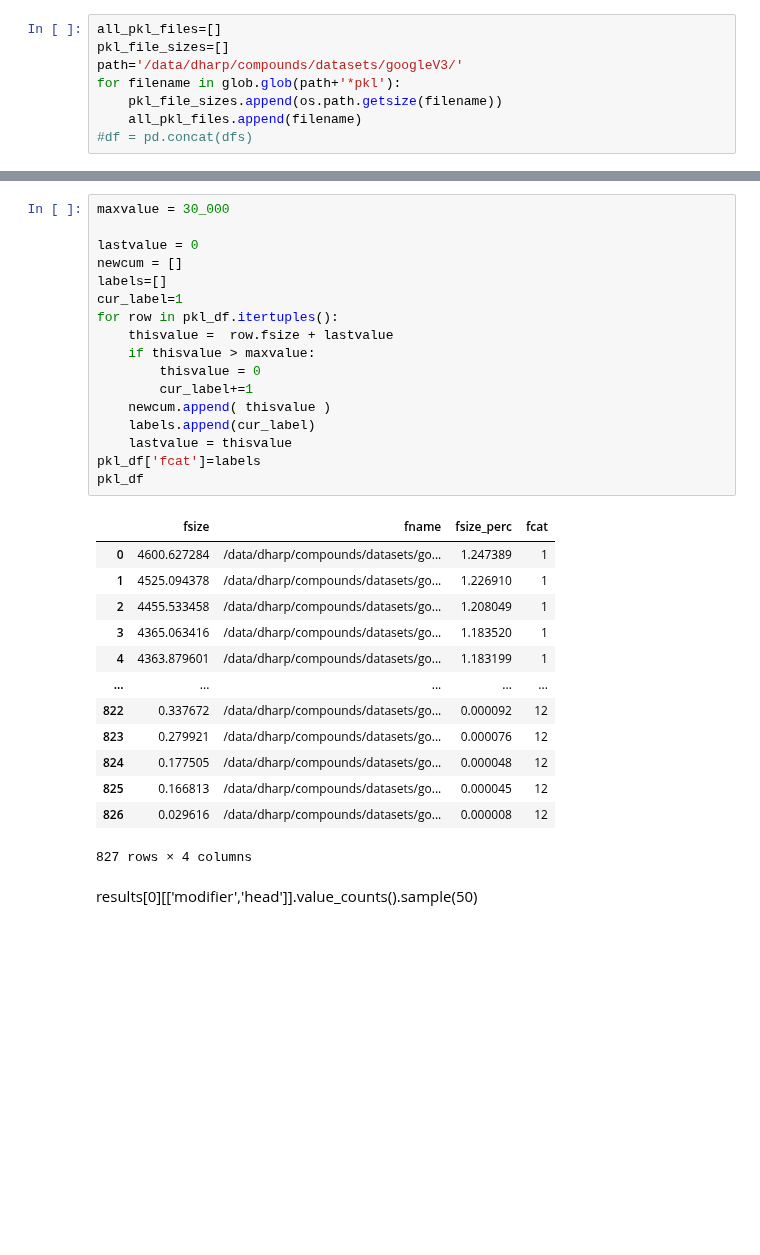
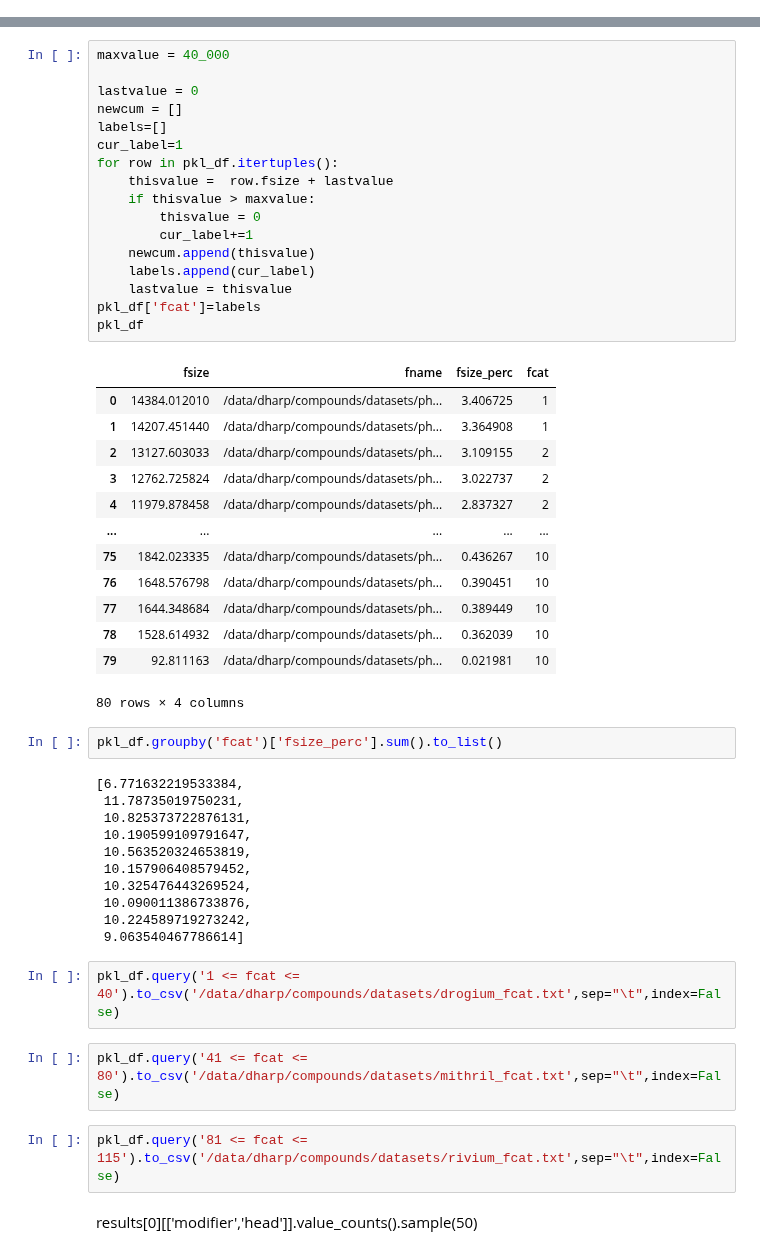
Before and after one commit to prajitdhar/Compounding, a Jupyter notebook: Pickle_Files_Combiner.ipynb, the cells around one changed output, grey strips where cells are left out. Cells and saved outputs as stored; diff of their text form; blank space fills up the shorter version.

```diff
--- a/Pickle_Files_Combiner.ipynb
+++ b/Pickle_Files_Combiner.ipynb
@@ -11,8 +17,0 @@ import dask.dataframe as dd
-# %%
-all_pkl_files=[]
-pkl_file_sizes=[]
-path='/data/dharp/compounds/datasets/googleV3/'
-for filename in glob.glob(path+'*pkl'):
-    pkl_file_sizes.append(os.path.getsize(filename))
-    all_pkl_files.append(filename)
-#df = pd.concat(dfs)
@@ -41,34 +215,53 @@ pkl_df
 # %%
-maxvalue = 30_000
+maxvalue = 40_000
 
 lastvalue = 0
 newcum = []
 labels=[]
 cur_label=1
 for row in pkl_df.itertuples():
     thisvalue =  row.fsize + lastvalue
     if thisvalue > maxvalue:
         thisvalue = 0
         cur_label+=1
-    newcum.append( thisvalue )
+    newcum.append(thisvalue)
     labels.append(cur_label)
     lastvalue = thisvalue
 pkl_df['fcat']=labels
 pkl_df
 # %% [output]
 |  | fsize | fname | fsize_perc | fcat |
-| 0 | 4600.627284 | /data/dharp/compounds/datasets/go... | 1.247389 | 1 |
-| 1 | 4525.094378 | /data/dharp/compounds/datasets/go... | 1.226910 | 1 |
-| 2 | 4455.533458 | /data/dharp/compounds/datasets/go... | 1.208049 | 1 |
-| 3 | 4365.063416 | /data/dharp/compounds/datasets/go... | 1.183520 | 1 |
-| 4 | 4363.879601 | /data/dharp/compounds/datasets/go... | 1.183199 | 1 |
+| 0 | 14384.012010 | /data/dharp/compounds/datasets/ph... | 3.406725 | 1 |
+| 1 | 14207.451440 | /data/dharp/compounds/datasets/ph... | 3.364908 | 1 |
+| 2 | 13127.603033 | /data/dharp/compounds/datasets/ph... | 3.109155 | 2 |
+| 3 | 12762.725824 | /data/dharp/compounds/datasets/ph... | 3.022737 | 2 |
+| 4 | 11979.878458 | /data/dharp/compounds/datasets/ph... | 2.837327 | 2 |
 | ... | ... | ... | ... | ... |
-| 822 | 0.337672 | /data/dharp/compounds/datasets/go... | 0.000092 | 12 |
-| 823 | 0.279921 | /data/dharp/compounds/datasets/go... | 0.000076 | 12 |
-| 824 | 0.177505 | /data/dharp/compounds/datasets/go... | 0.000048 | 12 |
-| 825 | 0.166813 | /data/dharp/compounds/datasets/go... | 0.000045 | 12 |
-| 826 | 0.029616 | /data/dharp/compounds/datasets/go... | 0.000008 | 12 |
+| 75 | 1842.023335 | /data/dharp/compounds/datasets/ph... | 0.436267 | 10 |
+| 76 | 1648.576798 | /data/dharp/compounds/datasets/ph... | 0.390451 | 10 |
+| 77 | 1644.348684 | /data/dharp/compounds/datasets/ph... | 0.389449 | 10 |
+| 78 | 1528.614932 | /data/dharp/compounds/datasets/ph... | 0.362039 | 10 |
+| 79 | 92.811163 | /data/dharp/compounds/datasets/ph... | 0.021981 | 10 |
-827 rows × 4 columns
+80 rows × 4 columns
+# %%
+pkl_df.groupby('fcat')['fsize_perc'].sum().to_list()
+# %% [output]
+[6.771632219533384,
+ 11.78735019750231,
+ 10.825373722876131,
+ 10.190599109791647,
+ 10.563520324653819,
+ 10.157906408579452,
+ 10.325476443269524,
+ 10.090011386733876,
+ 10.224589719273242,
+ 9.063540467786614]
+# %%
+pkl_df.query('1 <= fcat <= 40').to_csv('/data/dharp/compounds/datasets/drogium_fcat.txt',sep="\t",index=False)
+# %%
+pkl_df.query('41 <= fcat <= 80').to_csv('/data/dharp/compounds/datasets/mithril_fcat.txt',sep="\t",index=False)
+# %%
+pkl_df.query('81 <= fcat <= 115').to_csv('/data/dharp/compounds/datasets/rivium_fcat.txt',sep="\t",index=False)
 # %% [markdown]
 results[0][['modifier','head']].value_counts().sample(50)
 # %% [markdown]
```
Also changed, not shown: parts of 37 cells of this notebook, 51 other files.
